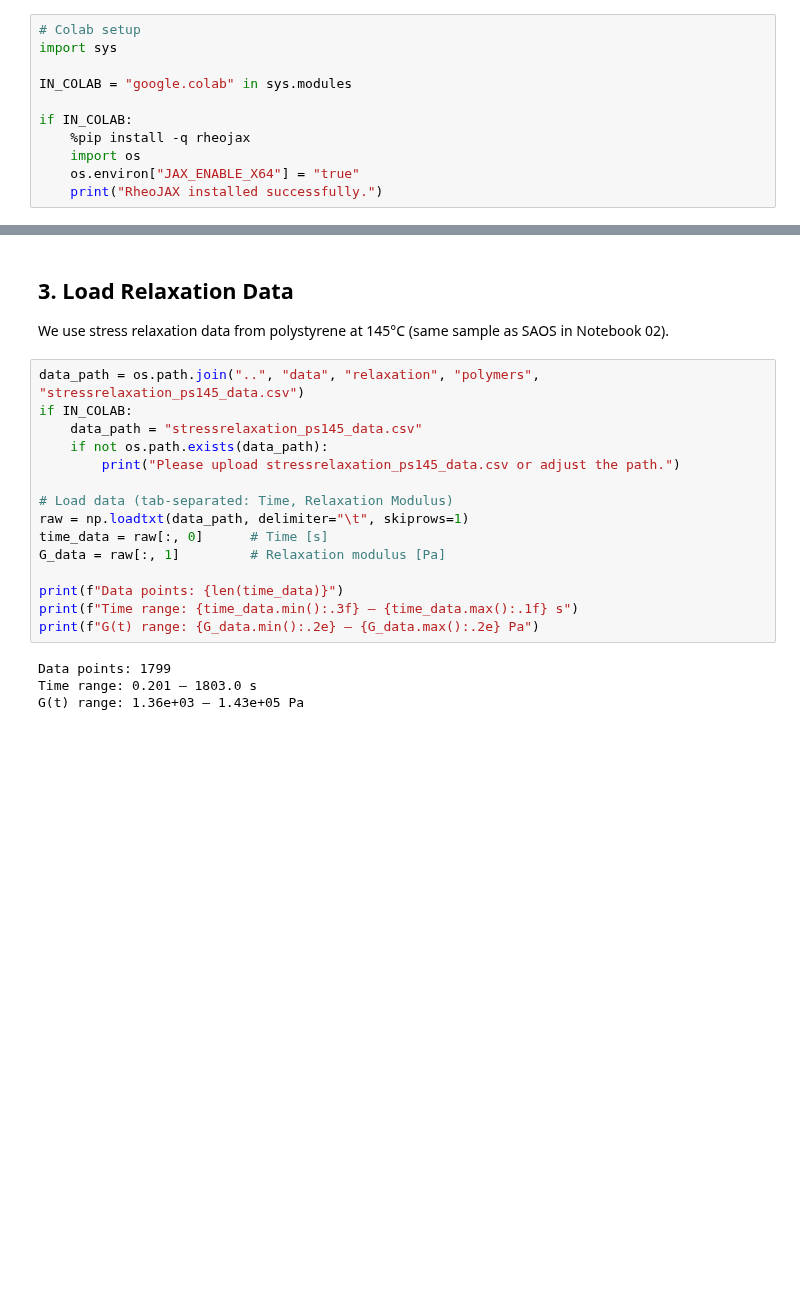
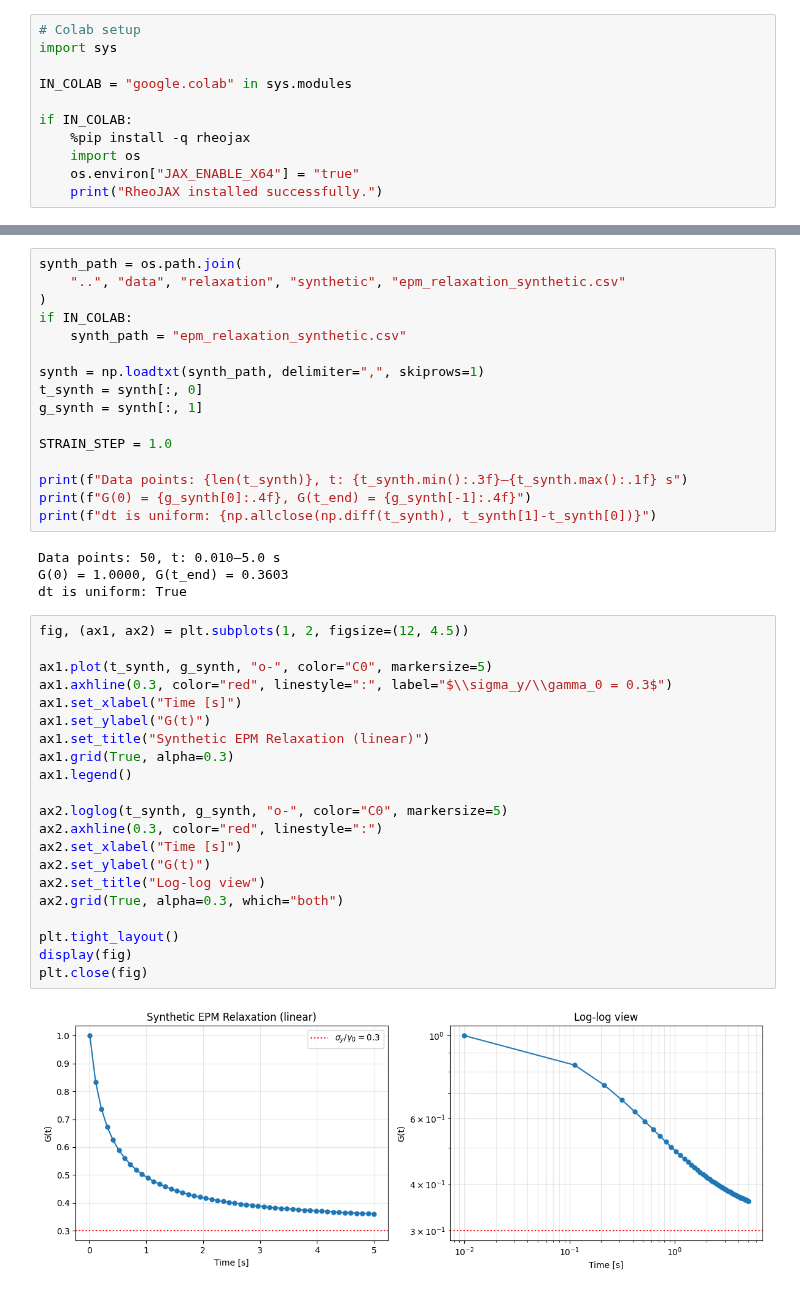
Before and after one commit to imewei/rheojax, a Jupyter notebook: examples/epm/05_epm_relaxation.ipynb, the cells around one changed output, grey strips where cells are left out. Drawn from its saved outputs; the diff is of its cells as text; blank space fills up the shorter version.

```diff
--- a/examples/epm/05_epm_relaxation.ipynb
+++ b/examples/epm/05_epm_relaxation.ipynb
@@ -172,23 +120,43 @@ Consistent EPM parameters should fit both protocols.
-# %% [markdown]
-## 3. Load Relaxation Data
-
-We use stress relaxation data from polystyrene at 145°C (same sample as SAOS in Notebook 02).
+# %%
+synth_path = os.path.join(
+    "..", "data", "relaxation", "synthetic", "epm_relaxation_synthetic.csv"
+)
+if IN_COLAB:
+    synth_path = "epm_relaxation_synthetic.csv"
+
+synth = np.loadtxt(synth_path, delimiter=",", skiprows=1)
+t_synth = synth[:, 0]
+g_synth = synth[:, 1]
+
+STRAIN_STEP = 1.0
+
+print(f"Data points: {len(t_synth)}, t: {t_synth.min():.3f}–{t_synth.max():.1f} s")
+print(f"G(0) = {g_synth[0]:.4f}, G(t_end) = {g_synth[-1]:.4f}")
+print(f"dt is uniform: {np.allclose(np.diff(t_synth), t_synth[1]-t_synth[0])}")
+# %% [output]
+Data points: 50, t: 0.010–5.0 s
+G(0) = 1.0000, G(t_end) = 0.3603
+dt is uniform: True
 # %%
-data_path = os.path.join("..", "data", "relaxation", "polymers", "stressrelaxation_ps145_data.csv")
-if IN_COLAB:
-    data_path = "stressrelaxation_ps145_data.csv"
-    if not os.path.exists(data_path):
-        print("Please upload stressrelaxation_ps145_data.csv or adjust the path.")
+fig, (ax1, ax2) = plt.subplots(1, 2, figsize=(12, 4.5))
 
-# Load data (tab-separated: Time, Relaxation Modulus)
-raw = np.loadtxt(data_path, delimiter="\t", skiprows=1)
-time_data = raw[:, 0]      # Time [s]
-G_data = raw[:, 1]         # Relaxation modulus [Pa]
+ax1.plot(t_synth, g_synth, "o-", color="C0", markersize=5)
+ax1.axhline(0.3, color="red", linestyle=":", label="$\\sigma_y/\\gamma_0 = 0.3$")
+ax1.set_xlabel("Time [s]")
+ax1.set_ylabel("G(t)")
+ax1.set_title("Synthetic EPM Relaxation (linear)")
+ax1.grid(True, alpha=0.3)
+ax1.legend()
 
-print(f"Data points: {len(time_data)}")
-print(f"Time range: {time_data.min():.3f} – {time_data.max():.1f} s")
-print(f"G(t) range: {G_data.min():.2e} – {G_data.max():.2e} Pa")
+ax2.loglog(t_synth, g_synth, "o-", color="C0", markersize=5)
+ax2.axhline(0.3, color="red", linestyle=":")
+ax2.set_xlabel("Time [s]")
+ax2.set_ylabel("G(t)")
+ax2.set_title("Log-log view")
+ax2.grid(True, alpha=0.3, which="both")
+
+plt.tight_layout()
+display(fig)
+plt.close(fig)
 # %% [output]
-Data points: 1799
-Time range: 0.201 – 1803.0 s
-G(t) range: 1.36e+03 – 1.43e+05 Pa
+[figure, added]
```
Also changed, not shown: parts of 37 cells of this notebook.
